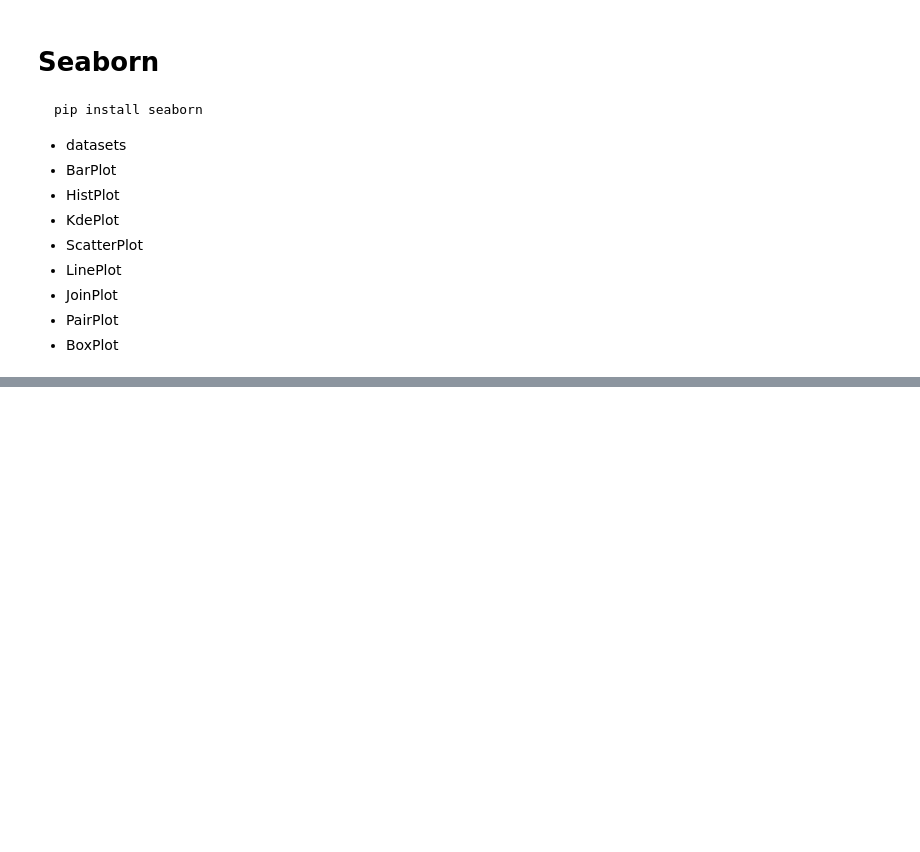
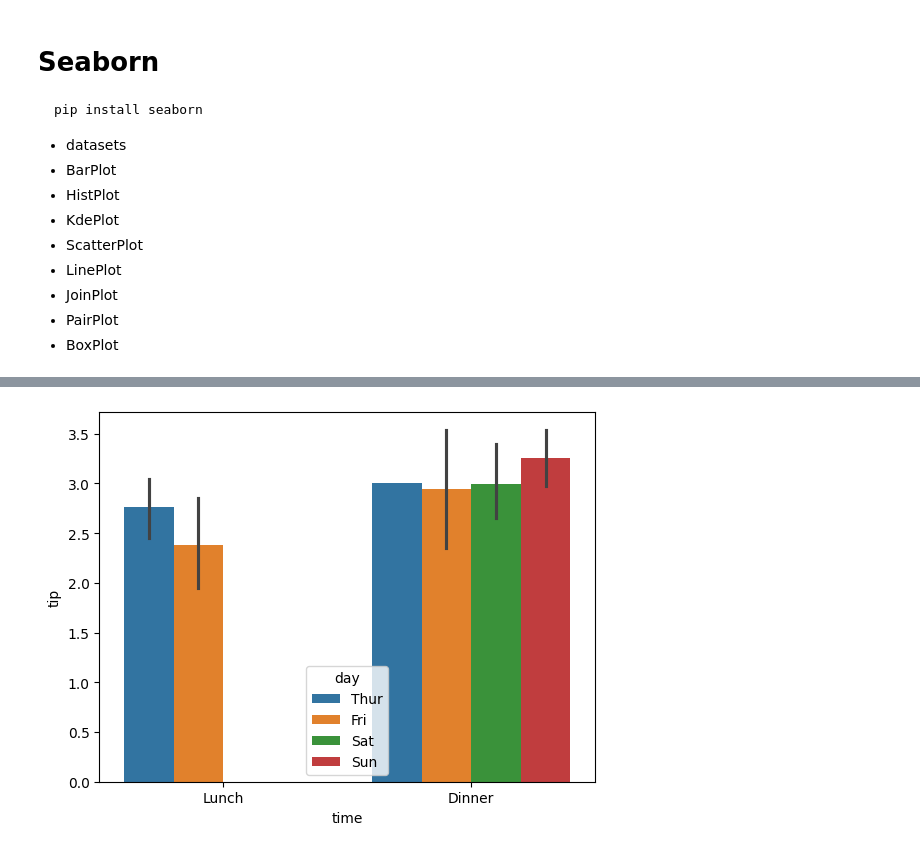
Before and after one commit to ShubhamSinghal12/GLA_FEB2025, a Jupyter notebook: Matplotlib_Seaborn.ipynb, the cells around one changed output, grey strips where cells are left out. Drawn from its saved outputs; the diff is of its cells as text; code cells hidden in the pictures; blank space fills up the shorter version.

```diff
--- a/Matplotlib_Seaborn.ipynb
+++ b/Matplotlib_Seaborn.ipynb
@@ -141,0 +188,5 @@ pip install seaborn
+# %%
+sns.barplot(tips,x='time',y='tip',hue = 'day',estimator='mean')
+plt.show()
+# %% [output]
+[figure, added]
```
Also changed, not shown: parts of 21 cells of this notebook, 3 other files.
